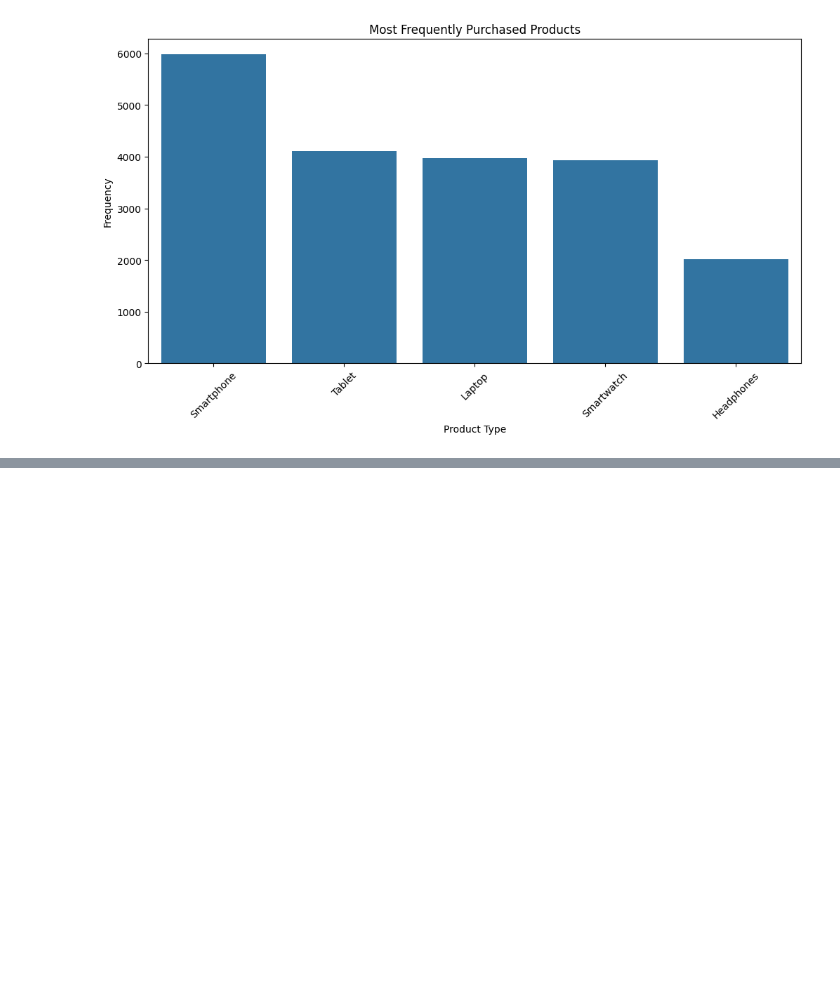
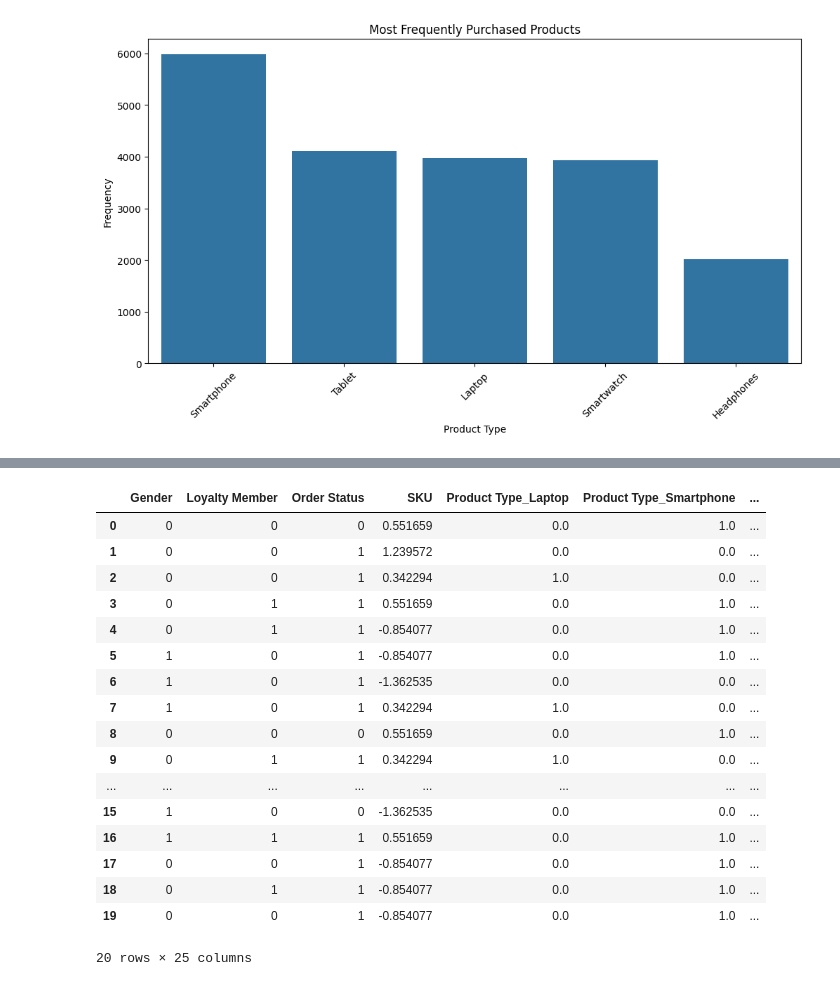
Before and after one commit to varundixit4/Personalised-Marketing-Campaign, a Jupyter notebook: EDA.ipynb, the cells around one changed output, grey strips where cells are left out. Saved outputs shown, nothing was run; the diff lists cells and outputs as text; code cells hidden in the pictures; blank space fills up the shorter version.

```diff
--- a/EDA.ipynb
+++ b/EDA.ipynb
@@ -186,0 +260,46 @@ plt.show()
+# %%
+preprocessor = ColumnTransformer(
+    transformers=[
+        ('binary', binary_pipeline, binary_features),
+        ('frequency', freq_pipeline, frequency_features),
+        ('one_hot', one_hot_pipeline, one_hot_features),
+        ('numerical', num_pipeline, numerical_features)
+    ]
+)
+# %%
+final_pipeline = Pipeline(steps=[
+    ('preprocessor', preprocessor)
+])
+# %%
+processed_data = final_pipeline.fit_transform(dataset)
+# %%
+processed_df = pd.DataFrame(
+    processed_data,
+    columns=(
+        binary_features +
+        frequency_features +
+        list(final_pipeline.named_steps['preprocessor'].transformers_[2][1].named_steps['one_hot_encoder'].get_feature_names_out(one_hot_features)) +
+        numerical_features
+    )
+)
+# %%
+processed_df.head(20)
+# %% [output]
+|  | Gender | Loyalty Member | Order Status | SKU | Product Type_Laptop | Product Type_Smartphone | ... |
+| 0 | 0 | 0 | 0 | 0.551659 | 0.0 | 1.0 | ... |
+| 1 | 0 | 0 | 1 | 1.239572 | 0.0 | 0.0 | ... |
+| 2 | 0 | 0 | 1 | 0.342294 | 1.0 | 0.0 | ... |
+| 3 | 0 | 1 | 1 | 0.551659 | 0.0 | 1.0 | ... |
+| 4 | 0 | 1 | 1 | -0.854077 | 0.0 | 1.0 | ... |
+| 5 | 1 | 0 | 1 | -0.854077 | 0.0 | 1.0 | ... |
+| 6 | 1 | 0 | 1 | -1.362535 | 0.0 | 0.0 | ... |
+| 7 | 1 | 0 | 1 | 0.342294 | 1.0 | 0.0 | ... |
+| 8 | 0 | 0 | 0 | 0.551659 | 0.0 | 1.0 | ... |
+| 9 | 0 | 1 | 1 | 0.342294 | 1.0 | 0.0 | ... |
+| ... | ... | ... | ... | ... | ... | ... | ... |
+| 15 | 1 | 0 | 0 | -1.362535 | 0.0 | 0.0 | ... |
+| 16 | 1 | 1 | 1 | 0.551659 | 0.0 | 1.0 | ... |
+| 17 | 0 | 0 | 1 | -0.854077 | 0.0 | 1.0 | ... |
+| 18 | 0 | 1 | 1 | -0.854077 | 0.0 | 1.0 | ... |
+| 19 | 0 | 0 | 1 | -0.854077 | 0.0 | 1.0 | ... |
+20 rows × 25 columns
```
Also changed, not shown: parts of 20 cells of this notebook.
